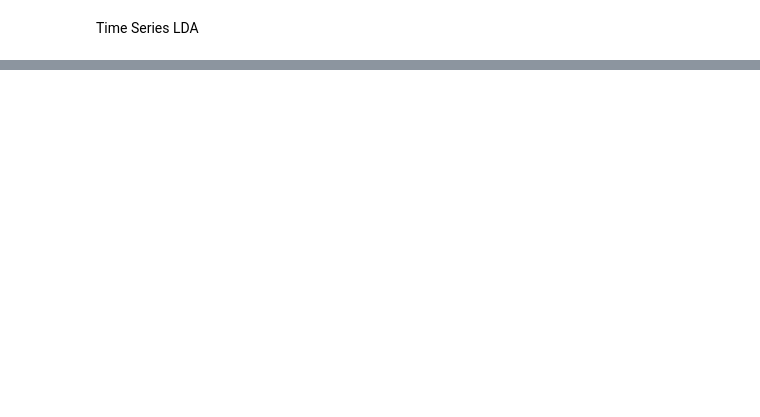
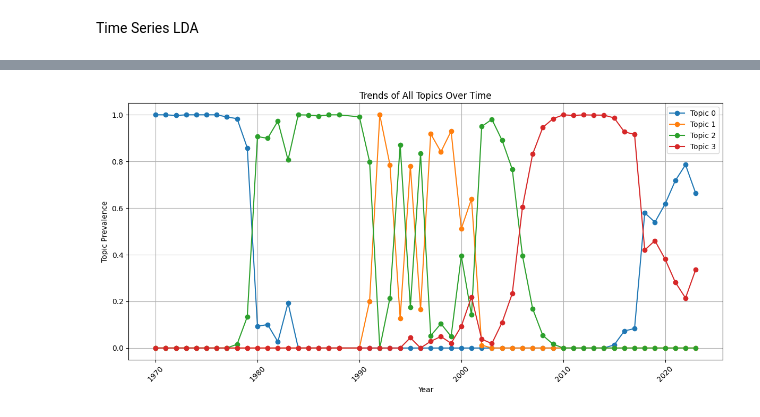
Before and after one commit to allisontong/179, a Jupyter notebook: Model/008 LDA.ipynb, the cells around one changed output, grey strips where cells are left out. Saved outputs shown, nothing was run; the diff lists cells and outputs as text; code cells hidden in the pictures; blank space fills up the shorter version.

```diff
--- a/Model/008 LDA.ipynb
+++ b/Model/008 LDA.ipynb
@@ -24,3 +45,5 @@ data = pd.read_csv("/Desktop/Spring 2024/POLI179/poli 179 data/People's daily/Tr
+# %%
+data = pd.read_csv('/content/drive/My Drive/POLI/POLI179_final_project/Data/final_data.csv')
 # %%
 stopwords_files = ['baidu_stopwords.txt', 'cn_stopwords.txt',
                    'hit_stopwords.txt', 'scu_stopwords.txt']
@@ -103,7 +238,7 @@ dictionary = corpora.Dictionary(grouped_data['processed_text'])
 corpus = [dictionary.doc2bow(text) for text in grouped_data['processed_text']]
 # %%
 # Number of topics
-num_topics = 5
+num_topics = 4
 
 # Train LDA model
 lda_model = LdaModel(corpus=corpus, id2word=dictionary, num_topics=num_topics, passes=15, random_state=42)
@@ -120,33 +273,32 @@ for year, topics in zip(grouped_data['Year'], grouped_data['year_topics']):
 # %%
 import matplotlib.pyplot as plt
 
 # Number of topics
-num_topics = 5  # Change this based on your actual model
+num_topics = 4
 
-# Initialize a list to hold the prevalence of each topic across years
 topic_prevalence = [[] for _ in range(num_topics)]
-years = grouped_data['Year'].tolist()  # Collect all years once, assuming it's the same for all entries
+years = grouped_data['Year'].tolist()
 
 for index, row in grouped_data.iterrows():
-    topic_distribution = dict(row['year_topics'])  # Assuming this is already a list of tuples (topic_id, topic_prob)
+    topic_distribution = dict(row['year_topics'])
     for topic_id in range(num_topics):
-        # Append the prevalence for each topic in its respective list
         topic_prevalence[topic_id].append(topic_distribution.get(topic_id, 0))
 
-# Plot the prevalence of all topics over time
-plt.figure(figsize=(12, 6))  # Adjust the figure size as needed
+plt.figure(figsize=(12, 6))
 
 for topic_id in range(num_topics):
     plt.plot(years, topic_prevalence[topic_id], marker='o', linestyle='-', label=f'Topic {topic_id}')
 
 plt.title('Trends of All Topics Over Time')
 plt.xlabel('Year')
 plt.ylabel('Topic Prevalence')
 plt.grid(True)
-plt.legend()  # Add a legend to identify each line
+plt.legend()
 plt.xticks(rotation=45)
 plt.tight_layout()
 plt.show()
+# %% [output]
+[figure, added]
 # %%
 import pyLDAvis
 import pyLDAvis.gensim_models as gensimvis
```
Also changed, not shown: parts of 15 cells of this notebook.
